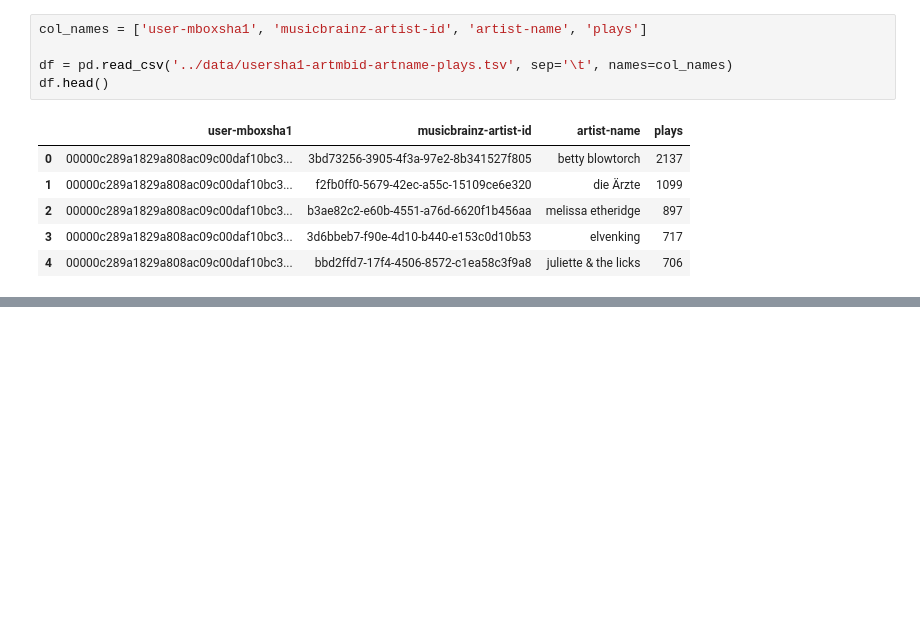
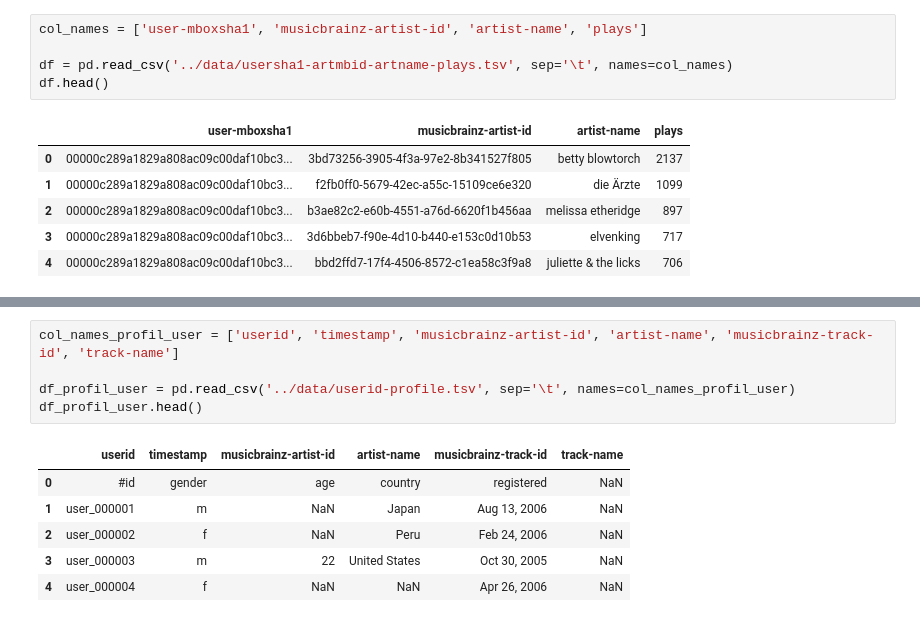
Before and after one commit to lamolivier/EPFL-MLBD-Project, a Jupyter notebook: notebooks/01 - Data Exploration.ipynb, the cells around one changed output, grey strips where cells are left out. Saved outputs shown, nothing was run; the diff lists cells and outputs as text; blank space fills up the shorter version.

```diff
--- a/notebooks/01 - Data Exploration.ipynb
+++ b/notebooks/01 - Data Exploration.ipynb
@@ -29,0 +55,12 @@ df.head()
+# %%
+col_names_profil_user = ['userid', 'timestamp', 'musicbrainz-artist-id', 'artist-name', 'musicbrainz-track-id', 'track-name']
+
+df_profil_user = pd.read_csv('../data/userid-profile.tsv', sep='\t', names=col_names_profil_user)
+df_profil_user.head()
+# %% [output]
+|  | userid | timestamp | musicbrainz-artist-id | artist-name | musicbrainz-track-id | track-name |
+| 0 | #id | gender | age | country | registered | NaN |
+| 1 | user_000001 | m | NaN | Japan | Aug 13, 2006 | NaN |
+| 2 | user_000002 | f | NaN | Peru | Feb 24, 2006 | NaN |
+| 3 | user_000003 | m | 22 | United States | Oct 30, 2005 | NaN |
+| 4 | user_000004 | f | NaN | NaN | Apr 26, 2006 | NaN |
```
Also changed, not shown: parts of 6 cells of this notebook.
